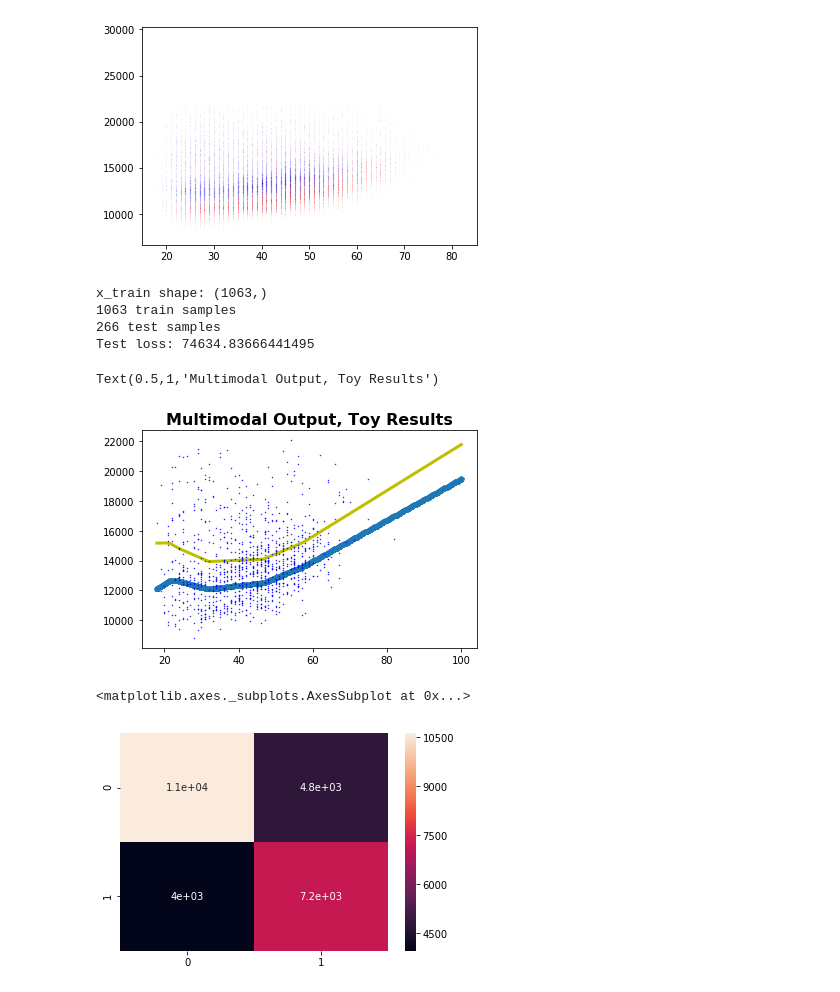
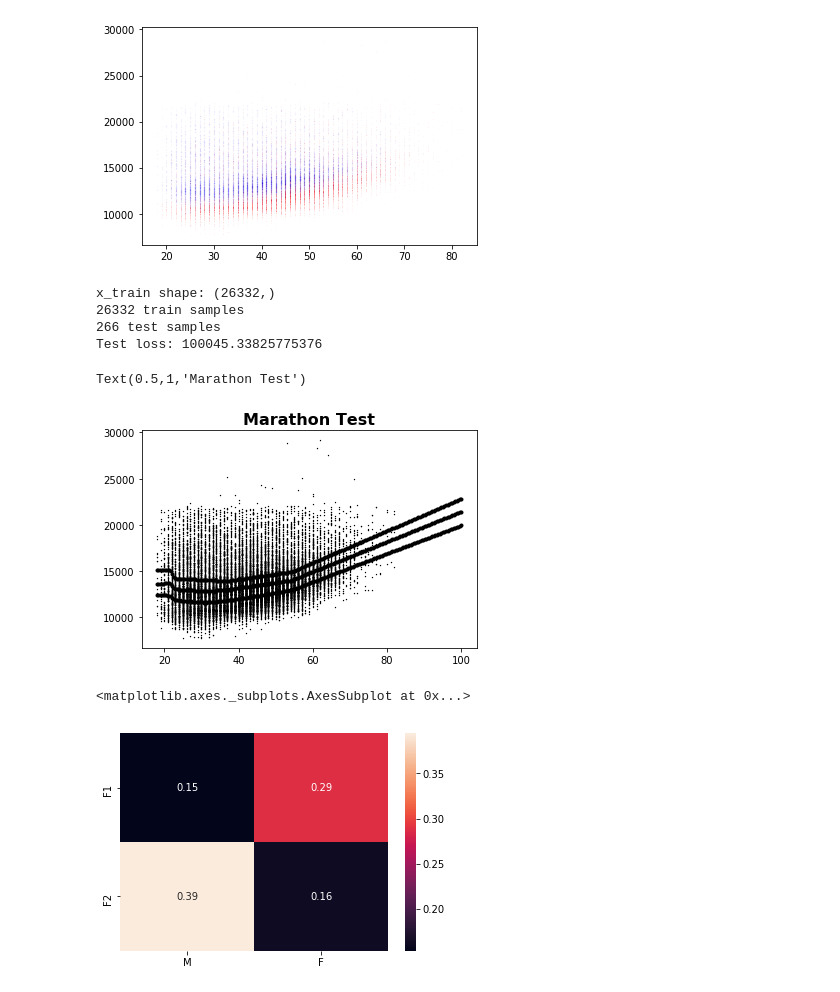
Before and after one commit to AaEll/MLKeras, a Jupyter notebook: MarthonTest.ipynb, the cells around one changed output. Drawn from its saved outputs; the diff is of its cells as text; code cells hidden in the pictures.

```diff
--- a/MarthonTest.ipynb
+++ b/MarthonTest.ipynb
@@ -72,7 +74,7 @@ plt.plot(Females['Age'],Females['Official Time'],'sb',ms= .01)
 
 
 batch_size = 128
-no_predictions = 2
+no_predictions = 3
 epochs = 10000
 
 
@@ -81,10 +83,10 @@ def customLoss(yTrue,yPred):
     return K.sum(K.min(K.abs(yTrue-yPred),axis = 1))+ ratio*K.sum(K.sum(K.square(yTrue-yPred),axis = 1),axis = 0)
 
 
+train_percent= .99
+test_percent = .01
 
-sample_ratio = .99
-
-Train, Test  = train_test_split(Data[['Age','Official Time']], train_size = .04,test_size = .01)
+Train, Test  = train_test_split(Data[['Age','Official Time']], train_size = train_percent,test_size = test_percent)
 x_train,y_train = Train['Age'],Train['Official Time']
 x_test,y_test = Test['Age'],Test['Official Time']
 # the data, split between train and test sets
@@ -100,8 +102,6 @@ model = Sequential()
 model.add(Dense(64, activation='relu',
                 kernel_initializer='random_uniform', bias_initializer='zeros',
                 input_shape=[1]))
-model.add(Dense(64, activation='relu',
-                kernel_initializer='random_uniform', bias_initializer='zeros'))
 model.add(Dense(32, activation='relu',
                 kernel_initializer='random_uniform', bias_initializer='zeros'))
 model.add(Dense(no_predictions, activation='linear'))
@@ -119,47 +119,52 @@ model.fit(x_train, y_train,
 score = model.evaluate(x_test, y_test, verbose=0)
 print('Test loss:', score[0])
 # %% [output]
-x_train shape: (1063,)
-1063 train samples
+x_train shape: (26332,)
+26332 train samples
 266 test samples
-Test loss: 74634.83666441495
+Test loss: 100045.33825775376
 # %%
 import matplotlib.pyplot as plt
 %matplotlib inline
 
+plt.clf()
 X = np.linspace(18, 100, 200)
-Y1,Y2 = zip(*model.predict(X))
-#Y1,Y2,Y3,Y4 = zip(*model.predict(X))
+#Y1,Y2 = zip(*model.predict(X))
+model_output_linspace = zip(*model.predict(X))
 
-plt.scatter(x_train, y_train,s = .2, c='blue',zorder=2)
+plt.scatter(x_train, y_train,s = .2, c='black',marker= '^',zorder=2)
 #plt.scatter(x_test, y_test, s = .2 ,c='black',zorder=2)
 
-
-plt.plot(X,Y1, 'p-',linewidth = 3,zorder=1)
-plt.plot(X,Y2, 'y-',linewidth = 3,zorder=1)
+for Y in model_output_linspace:
+    line, =plt.plot(X,Y, '.b',linewidth = 3,zorder=1)
+    line.set_color("black")
 #plt.plot(X,Y3, 'b-',linewidth = 3)
 #plt.plot(X,Y4, 'y-',linewidth = 3)
 
 #plt.ylim(0,300)
 # Add title and x, y labels
-plt.title("Multimodal Output, Toy Results", fontsize=16, fontweight='bold')
+plt.title("Marathon Test", fontsize=16, fontweight='bold')
 # %% [output]
-Text(0.5,1,'Multimodal Output, Toy Results')
+Text(0.5,1,'Marathon Test')
-[figure, old version]
+[figure, new version]
 # %%
-Y1,Y2 = zip(*model.predict(Data['Age']))
-Data['Res1'] = np.abs(Data['Official Time'] - Y1)
-Data['Res2'] = np.abs(Data['Official Time'] - Y2)
+model_output_individual = zip(*model.predict(Data['Age']))
+i=0
+for Y in model_output_individual:
+    i+=1
+    Data['abs_residual_{}'.format(i)] = np.abs(Data['Official Time'] - Y)
+
 Data['Cluster'] = Data['Res1']<Data['Res2']
 # %%
-import seaborn as sn
-C1 = ((Data['Res1'] < Data['Res2']) & (Data['M/F'] == 'M')).sum()
-C2 = ((Data['Res1'] < Data['Res2']) & (Data['M/F'] == 'F')).sum()
-C3 = ((Data['Res1'] >= Data['Res2']) & (Data['M/F'] == 'M')).sum()
-C4 = ((Data['Res1'] >= Data['Res2']) & (Data['M/F'] == 'F')).sum()
+Total = Data.shape[0]
+C[i]=
 
-
-sn.heatmap([[C1,C2],[C3,C4]], annot=True)
+C1 = ((Data['Res1'] < Data['Res2']) & (Data['M/F'] == 'M')).sum()/Total
+C2 = ((Data['Res1'] < Data['Res2']) & (Data['M/F'] == 'F')).sum()/Total
+C3 = ((Data['Res1'] >= Data['Res2']) & (Data['M/F'] == 'M')).sum()/Total
+C4 = ((Data['Res1'] >= Data['Res2']) & (Data['M/F'] == 'F')).sum()/Total
+DF = pd.DataFrame([[C1,C2],[C3,C4]],columns = ['M','F'],index  = ['F1','F2'])
+sn.heatmap(DF, annot=True)
 # %% [output]
 <matplotlib.axes._subplots.AxesSubplot at 0x...>
-[figure, old version]
+[figure, new version]
```
Also changed, not shown: parts of 7 cells of this notebook, 1 other file.
